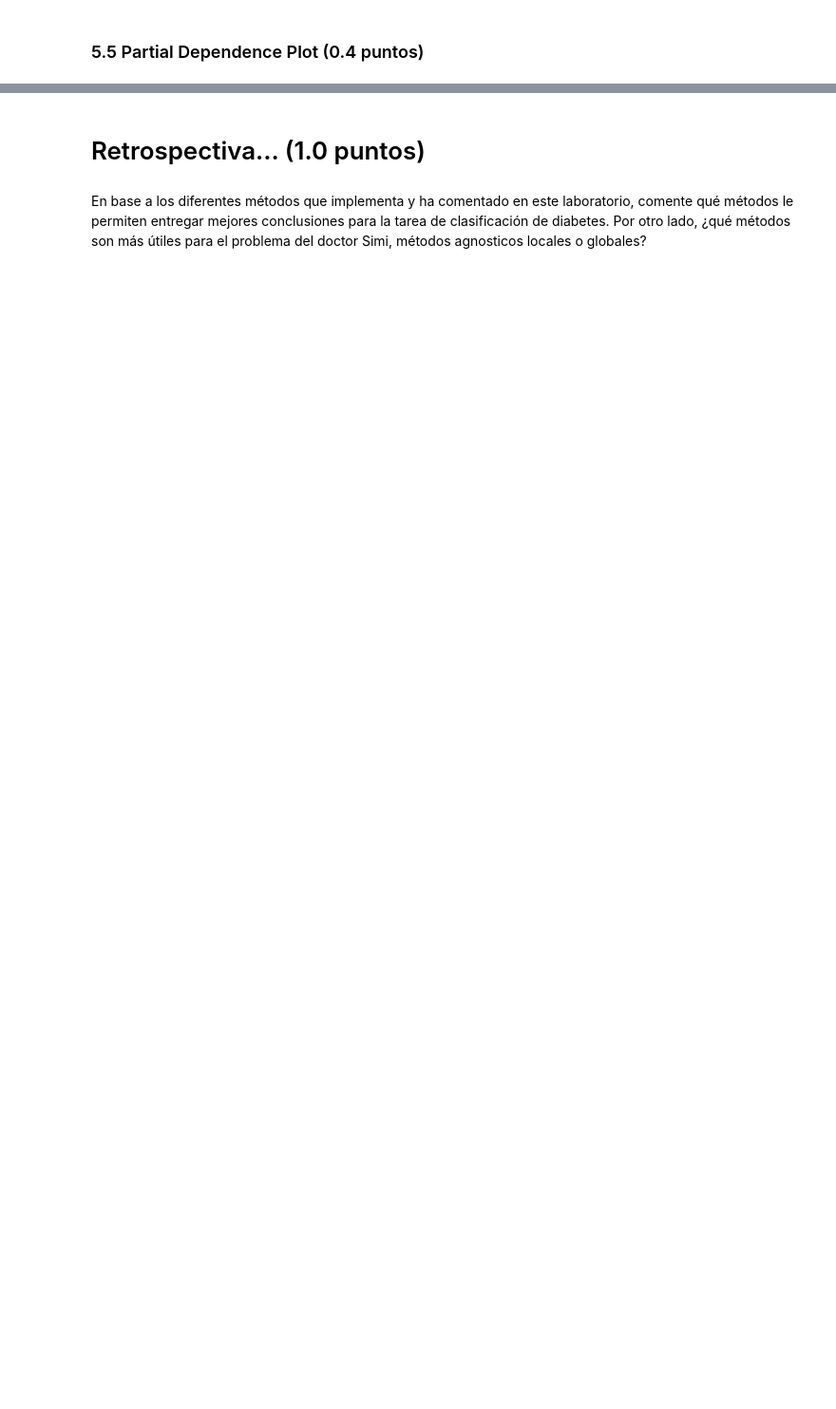
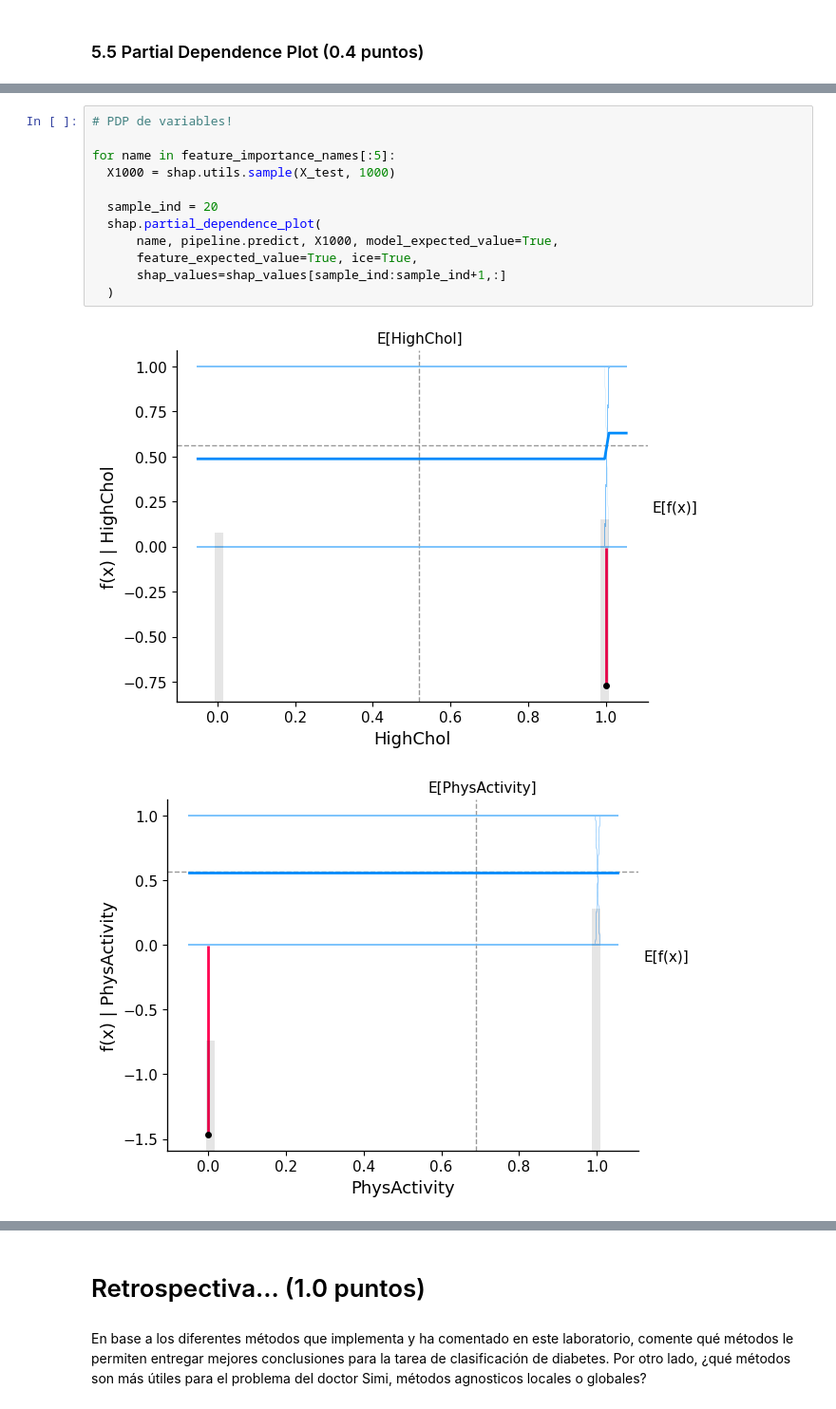
Before and after one commit to melaniejalea/Laboratorios-MDS7202, a Jupyter notebook: Laboratorio 10/lab10.ipynb, the cells around one changed output, grey strips where cells are left out. Shown at 95% size. Saved outputs shown, nothing was run; the diff lists cells and outputs as text; blank space fills up the shorter version.

```diff
--- a/Laboratorio 10/lab10.ipynb
+++ b/Laboratorio 10/lab10.ipynb
@@ -524,0 +580,15 @@ Finalmente, se le pide generar un gráfico del tipo Partial Dependence Plot para
+# %%
+# PDP de variables!
+
+for name in feature_importance_names[:5]:
+  X1000 = shap.utils.sample(X_test, 1000)
+
+  sample_ind = 20
+  shap.partial_dependence_plot(
+      name, pipeline.predict, X1000, model_expected_value=True,
+      feature_expected_value=True, ice=True,
+      shap_values=shap_values[sample_ind:sample_ind+1,:]
+  )
+# %% [output]
+[figure, added]
+[figure, added]
```
Also changed, not shown: parts of 22 cells of this notebook.
